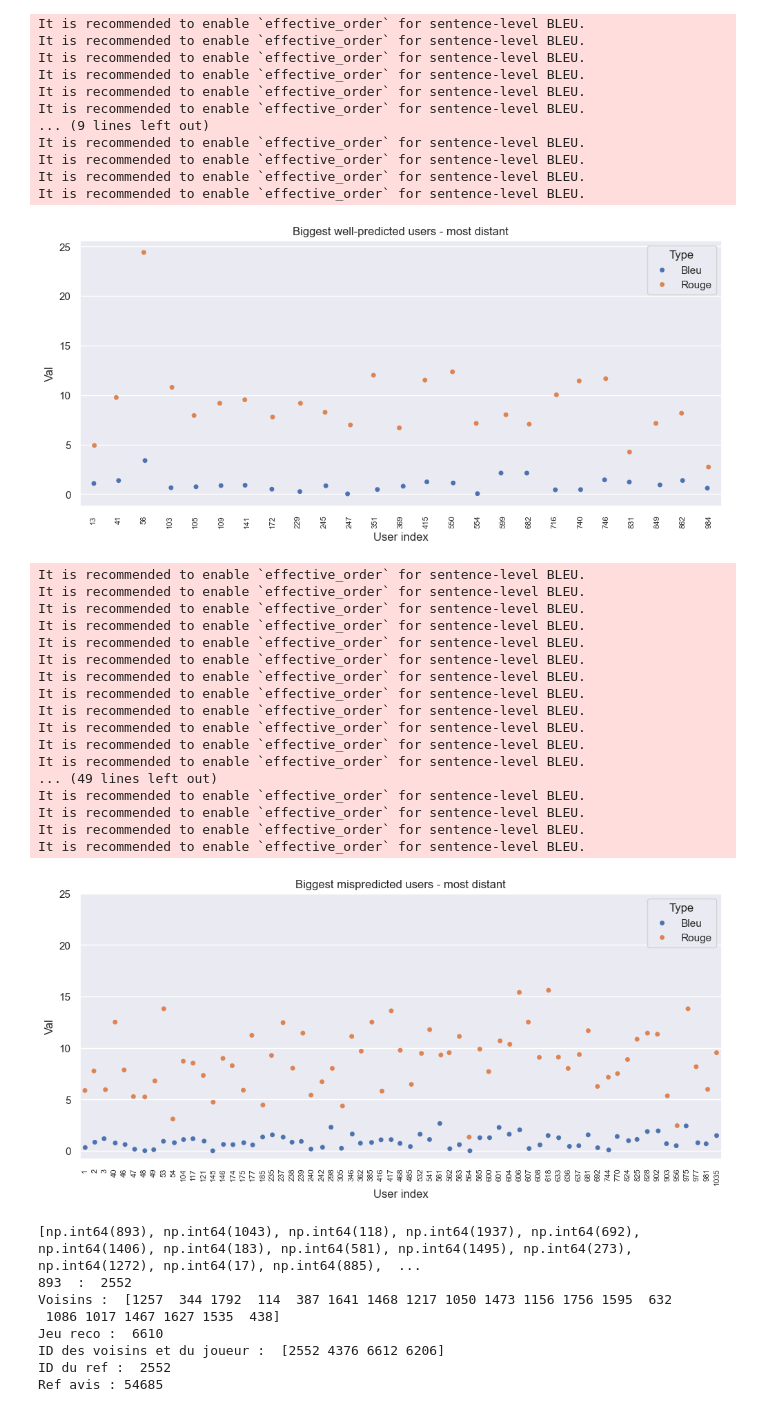
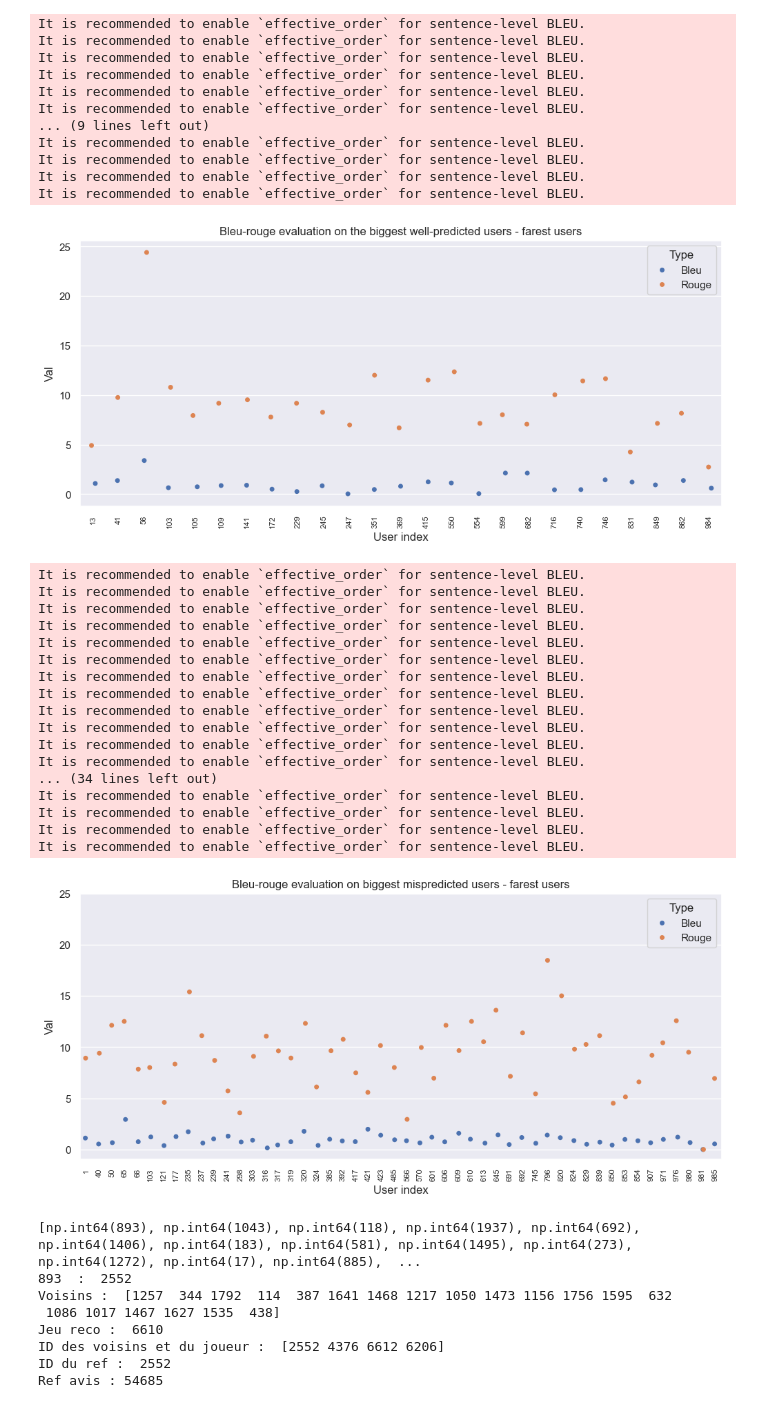
Before and after one commit to Franciline/Recommendation_system, a Jupyter notebook: bleu_rouge.ipynb, the cells around one changed output. Saved outputs shown, nothing was run; the diff lists cells and outputs as text; code cells hidden in the pictures.

```diff
--- a/bleu_rouge.ipynb
+++ b/bleu_rouge.ipynb
@@ -437,17 +478,17 @@ sns.set_theme(rc={'figure.figsize' : (12, 5)})
 sns.stripplot(data=bleu_rouge, x="User index", y="Val",hue="Type")
 plt.yticks(ticks=range(0,30,5),labels=range(0,30,5))
 plt.tick_params(axis='x', rotation=90, labelsize=8)
-plt.title("Biggest well-predicted users - most distant")
+plt.title("Bleu-rouge evaluation on the biggest well-predicted users - farest users")
 plt.savefig('img_bleu_rouge/50_predict_far.png')
 # %% [output]
-[figure, old version]
+[figure, new version]
 # %%
 # Type d'évaluation 8 : 50 plus gros users mal prédits - distants
+bleu_rouge = pd.DataFrame(columns=['User ref', 'Game rec', 'Avis id', 'User id', 'Comment','Type','Val']) # reset every box
+famous_users = assoc.head(300)["User index"].to_numpy()
 
-bleu_rouge = pd.DataFrame(columns=['User ref', 'Game rec', 'Avis id', 'User id', 'Comment','Type','Val']) # reset every box
-famous_users = assoc.head(70)["User index"].to_numpy()
 df = pd.DataFrame(famous_users, columns=['User index'])
-df['Voisins index'] = df['User index'].apply(lambda x : get_KNN(sim_matrix,filtered_centrd_data.shape[0],x)[-20:])
+df['Voisins index'] = df['User index'].apply(lambda x : get_KNN(sim_matrix,100,x)[-20:]) # PB ici
 df['Recommended game'] = df.apply(
     lambda x: find_best_game(
         filtered_centrd_data,
@@ -458,7 +499,6 @@ df['Pred Rating'] = df.apply(lambda x : prediction_rating(rev_filter,f(x['Voisin
 df['Real Rating'] = df.apply(lambda x : rev_filter[(rev_filter['User id'] == users_table.iloc[x['User index']]['User id']) & (rev_filter['Game id'] == x['Recommended game'])]['Rating'].values[0],axis=1)
 
 df = df[abs(df['Pred Rating'] - df['Real Rating']) >=3]
-
 df['Bleu'] = df.apply(lambda x: get_bleu_rouge(users_table.iloc[x['User index']]['User id'], f(x['Voisins index']), x['Recommended game']), axis=1)
 df['Rouge'] = df.apply(lambda x: get_bleu_rouge(users_table.iloc[x['User index']]['User id'], f(x['Voisins index']), x['Recommended game'],bleu=False), axis=1)
 bleu_rouge = pd.melt(df,id_vars=['User index', 'Voisins index', 'Recommended game', 'Pred Rating', 'Real Rating'], value_vars=['Bleu', 'Rouge'],var_name="Type",value_name="Val")
@@ -475,7 +515,7 @@ It is recommended to enable `effective_order` for sentence-level BLEU.
 It is recommended to enable `effective_order` for sentence-level BLEU.
 It is recommended to enable `effective_order` for sentence-level BLEU.
 It is recommended to enable `effective_order` for sentence-level BLEU.
-... (49 lines left out)
+... (34 lines left out)
 It is recommended to enable `effective_order` for sentence-level BLEU.
 It is recommended to enable `effective_order` for sentence-level BLEU.
 It is recommended to enable `effective_order` for sentence-level BLEU.
@@ -483,12 +523,12 @@ It is recommended to enable `effective_order` for sentence-level BLEU.
 # %%
 sns.set_theme(rc={'figure.figsize' : (12, 5)})
 sns.stripplot(data=bleu_rouge, x="User index", y="Val",hue="Type")
 plt.yticks(ticks=range(0,30,5),labels=range(0,30,5))
 plt.tick_params(axis='x', rotation=90, labelsize=8)
-plt.title("Biggest mispredicted users - most distant")
+plt.title("Bleu-rouge evaluation on biggest mispredicted users - farest users")
 plt.savefig('img_bleu_rouge/50_bad_predict_far.png')
 # %% [output]
-[figure, old version]
+[figure, new version]
 # %%
 
 rev_filter # data centrée
```
Also changed, not shown: parts of 10 cells of this notebook.
